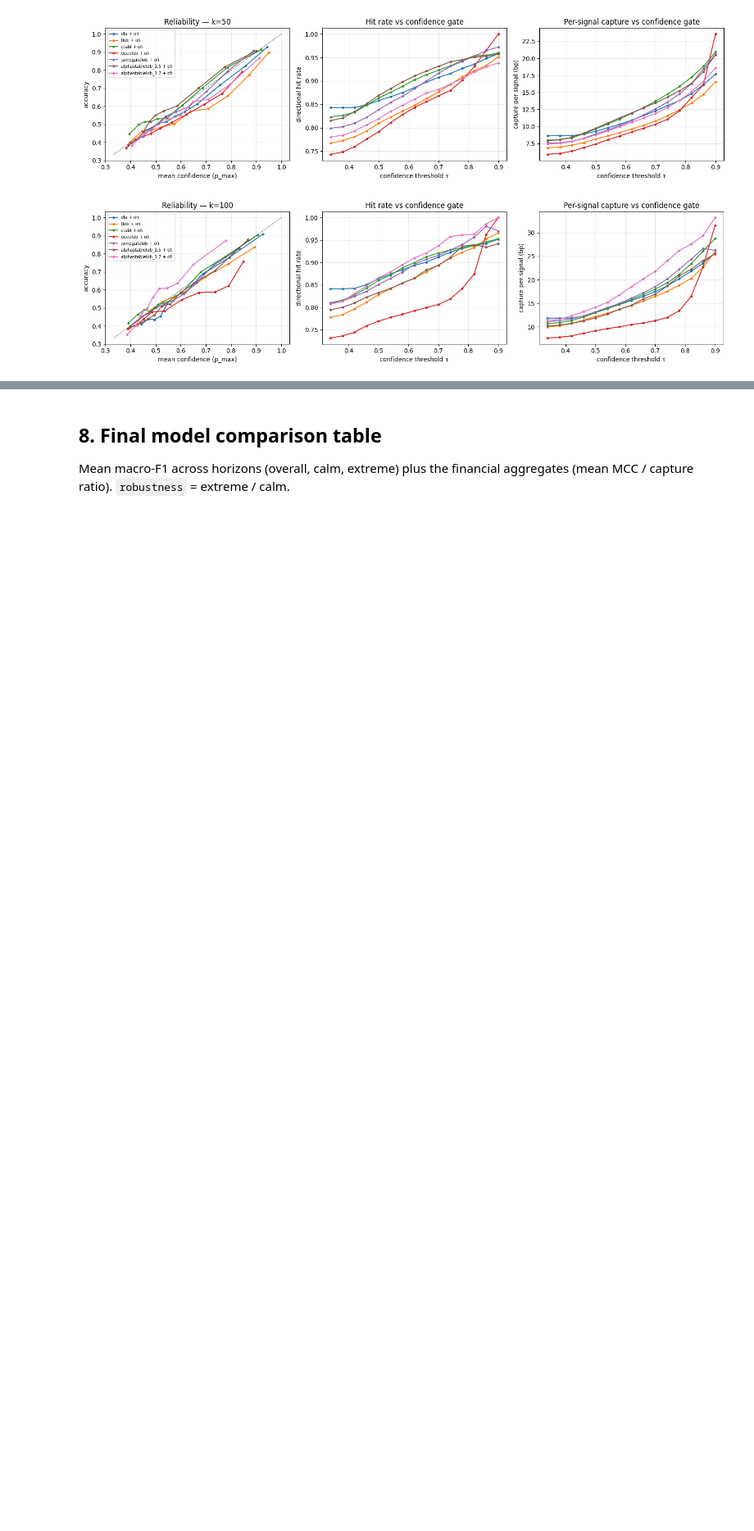
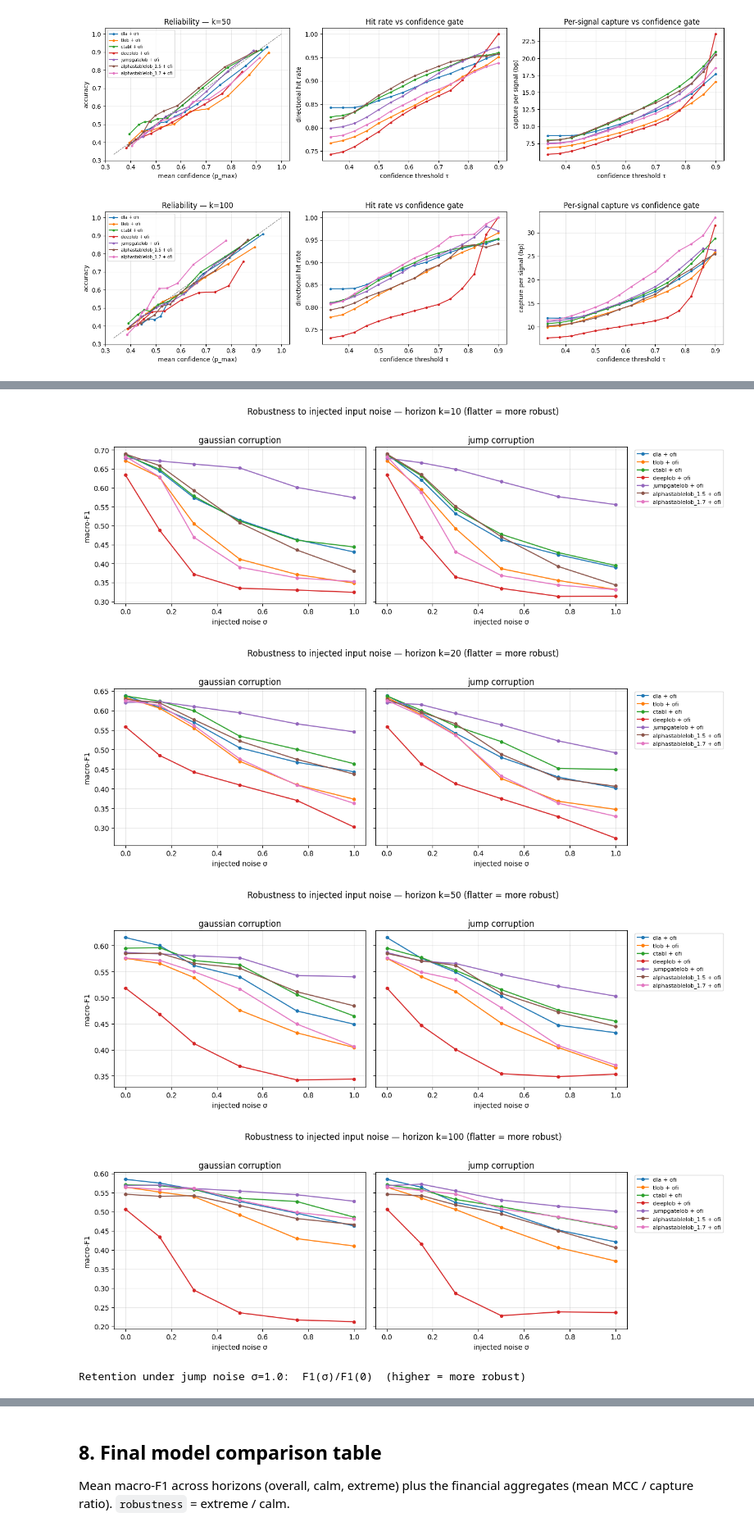
Before and after one commit to ArshiAbolghasemi/Penny, a Jupyter notebook: notebooks/model_comparison.ipynb, the cells around one changed output, grey strips where cells are left out. Shown at 82% size. Cells and saved outputs as stored; diff of their text form; code cells hidden in the pictures; blank space fills up the shorter version.

Commit message:
feat: adding noise comparison and model confidence interval comparison

```diff
--- a/notebooks/model_comparison.ipynb
+++ b/notebooks/model_comparison.ipynb
@@ -1034,0 +1102,56 @@ for k in HORIZONS:
+# %%
+# macro-F1 vs injected noise σ — one figure per horizon, gaussian | jump panels
+def plot_robust_sweep(k):
+    if robust_df.empty or "k" not in robust_df.columns:
+        return
+    sub = robust_df[robust_df["k"] == k]
+    if sub.empty:
+        return
+    cmap = plt.get_cmap("tab10")
+    present = [DISPLAY[m] for m in MODELS if DISPLAY[m] in set(sub["model"])]
+    fig, axes = plt.subplots(1, 2, figsize=(13, 4.4), sharey=True)
+    for ax, kind in zip(axes, ROBUST_KINDS):
+        d = sub[sub["kind"] == kind]
+        for i, name in enumerate(present):
+            m = d[d["model"] == name].sort_values("sigma")
+            ax.plot(
+                m["sigma"], m["macro_f1"], "o-", ms=4, color=cmap(i % 10), label=name
+            )
+        ax.set_xlabel("injected noise σ")
+        ax.set_title(f"{kind} corruption")
+        ax.grid(alpha=0.3)
+    axes[0].set_ylabel("macro-F1")
+    axes[1].legend(bbox_to_anchor=(1.02, 1), loc="upper left", fontsize=8)
+    fig.suptitle(
+        f"Robustness to injected input noise — horizon k={k} (flatter = more robust)",
+        y=1.02,
+    )
+    fig.tight_layout()
+    plt.show()
+
+
+for k in HORIZONS:
+    plot_robust_sweep(k)
+
+# retention = F1(σ_max) / F1(0): fraction of clean skill kept under the heaviest jump noise
+if not robust_df.empty:
+    hi = robust_df["sigma"].max()
+    j = robust_df[robust_df["kind"] == "jump"]
+    base = j[j["sigma"] == 0.0].set_index(["model", "k"])["macro_f1"]
+    top = j[j["sigma"] == hi].set_index(["model", "k"])["macro_f1"]
+    ret = (top / base).rename("retention").reset_index()
+    order = [DISPLAY[m] for m in MODELS if DISPLAY[m] in set(ret["model"])]
+    piv = ret.pivot(index="model", columns="k", values="retention").reindex(order)
+    piv["mean"] = piv.mean(axis=1)
+    print(f"\nRetention under jump noise σ={hi}:  F1(σ)/F1(0)  (higher = more robust)")
+    display(
+        piv.sort_values("mean", ascending=False)
+        .style.background_gradient(cmap="YlGn", axis=None)
+        .format("{:.3f}")
+    )
+# %% [output]
+[figure, added]
+[figure, added]
+[figure, added]
+[figure, added]
+Retention under jump noise σ=1.0:  F1(σ)/F1(0)  (higher = more robust)
```
Also changed, not shown: parts of 8 cells of this notebook.
